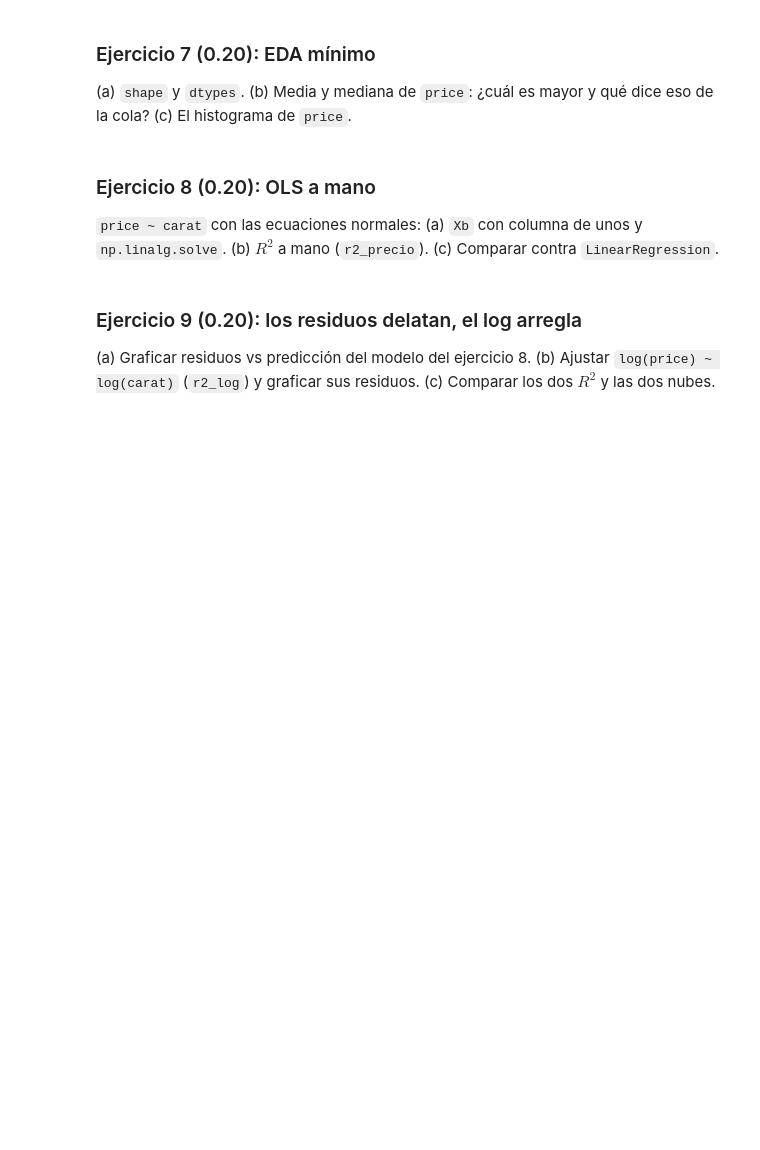
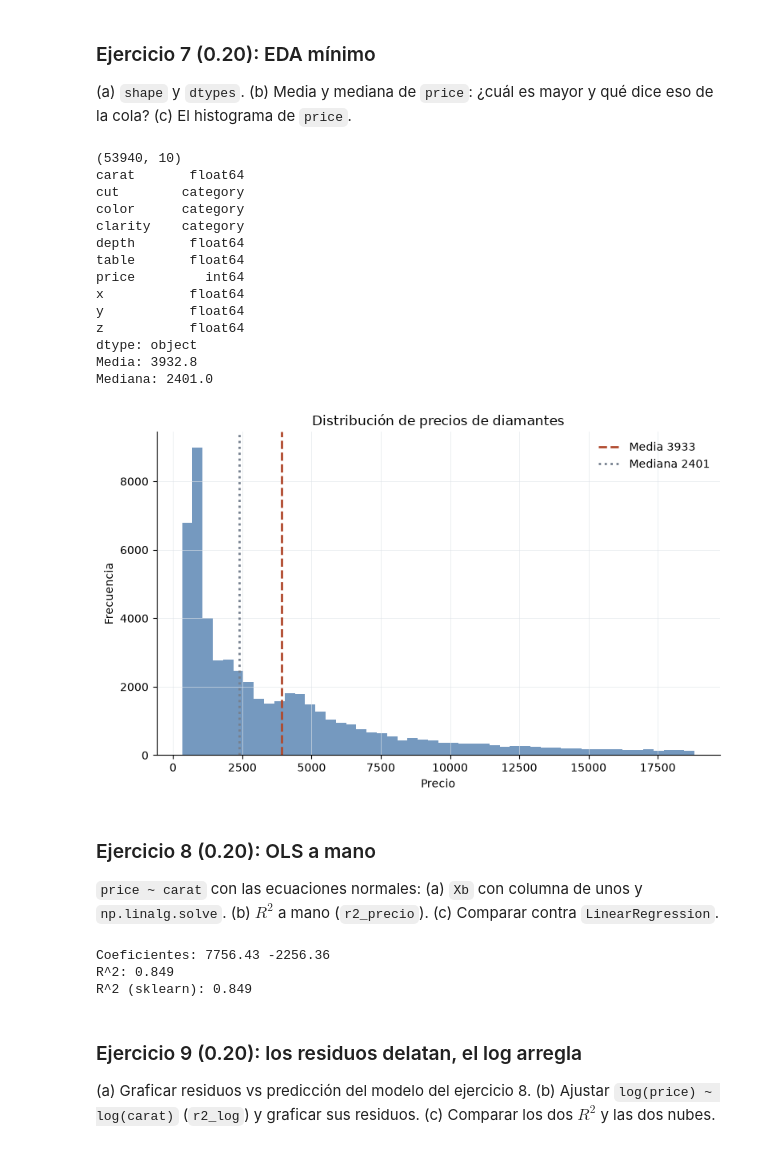
Before and after one commit to George11Albadr/Data-Science, a Jupyter notebook: HDT3/HDT3.ipynb, the cells around one changed output. Cells and saved outputs as stored; diff of their text form; code cells hidden in the pictures; blank space fills up the shorter version.

```diff
--- a/HDT3/HDT3.ipynb
+++ b/HDT3/HDT3.ipynb
@@ -175,11 +246,47 @@ clases = sorted(set(etiquetas))   # ["normal", "spam"]
 # %%
 diamonds = sns.load_dataset("diamonds")
 
+print(diamonds.shape)
+print(diamonds.dtypes)
+
 # ¿Qué va aquí?
+media = diamonds["price"].mean()
+mediana = diamonds["price"].median()
+
+print("Media:", round(media, 2))
+print("Mediana:", mediana)
+
+fig, ax = plt.subplots(figsize=(8, 5))
+ax.hist(diamonds["price"], bins=50, color=AZUL, alpha=0.7)
+ax.axvline(media, color=ROJO, lw=2, ls="--", label=f"Media {media:.0f}")
+ax.axvline(mediana, color=GRIS, lw=2, ls=":", label=f"Mediana {mediana:.0f}")
+ax.set_title("Distribución de precios de diamantes")
+ax.set_xlabel("Precio")
+ax.set_ylabel("Frecuencia")
+ax.legend(frameon=False)
+eje_limpio(ax)
+plt.tight_layout()
+plt.show()
 
 # Verificación (descomentar):
-# assert diamonds.shape == (53940, 10)
-# assert diamonds["price"].median() == 2401.0
+assert diamonds.shape == (53940, 10)
+assert diamonds["price"].median() == 2401.0
+# %% [output]
+(53940, 10)
+carat       float64
+cut        category
+color      category
+clarity    category
+depth       float64
+table       float64
+price         int64
+x           float64
+y           float64
+z           float64
+dtype: object
+Media: 3932.8
+Mediana: 2401.0
+[figure, added]
 # %% [markdown]
 ### Ejercicio 8 (0.20): OLS a mano
 
@@ -192,8 +299,27 @@ y_p = diamonds["price"].to_numpy(float)
 
 # ¿Qué va aquí?
 
+def ols(x, y):
+    beta = np.linalg.solve(x.T @ x, x.T @ y)
+    pred = x @ beta
+    r2 = 1 - ((y - pred) ** 2).sum() / ((y - y.mean()) ** 2).sum()
+    return beta, pred, r2
+
+Xb = np.column_stack([np.ones(len(x_c)), x_c])
+beta_p, pred_p, r2_precio = ols(Xb, y_p)
+
+lr = LinearRegression().fit(x_c.reshape(-1, 1), y_p)
+
+print("Coeficientes:", f"{lr.coef_[0]:.2f}", f"{lr.intercept_:.2f}")
+print("R^2:", f"{r2_precio:.3f}")
+print("R^2 (sklearn):", f"{lr.score(x_c.reshape(-1, 1), y_p):.3f}")
+
 # Verificación (descomentar):
-# assert round(r2_precio, 3) == 0.849
+assert round(r2_precio, 3) == 0.849
+# %% [output]
+Coeficientes: 7756.43 -2256.36
+R^2: 0.849
+R^2 (sklearn): 0.849
 # %% [markdown]
 ### Ejercicio 9 (0.20): los residuos delatan, el log arregla
 
```
Also changed, not shown: parts of 10 cells of this notebook, 1 other file.
